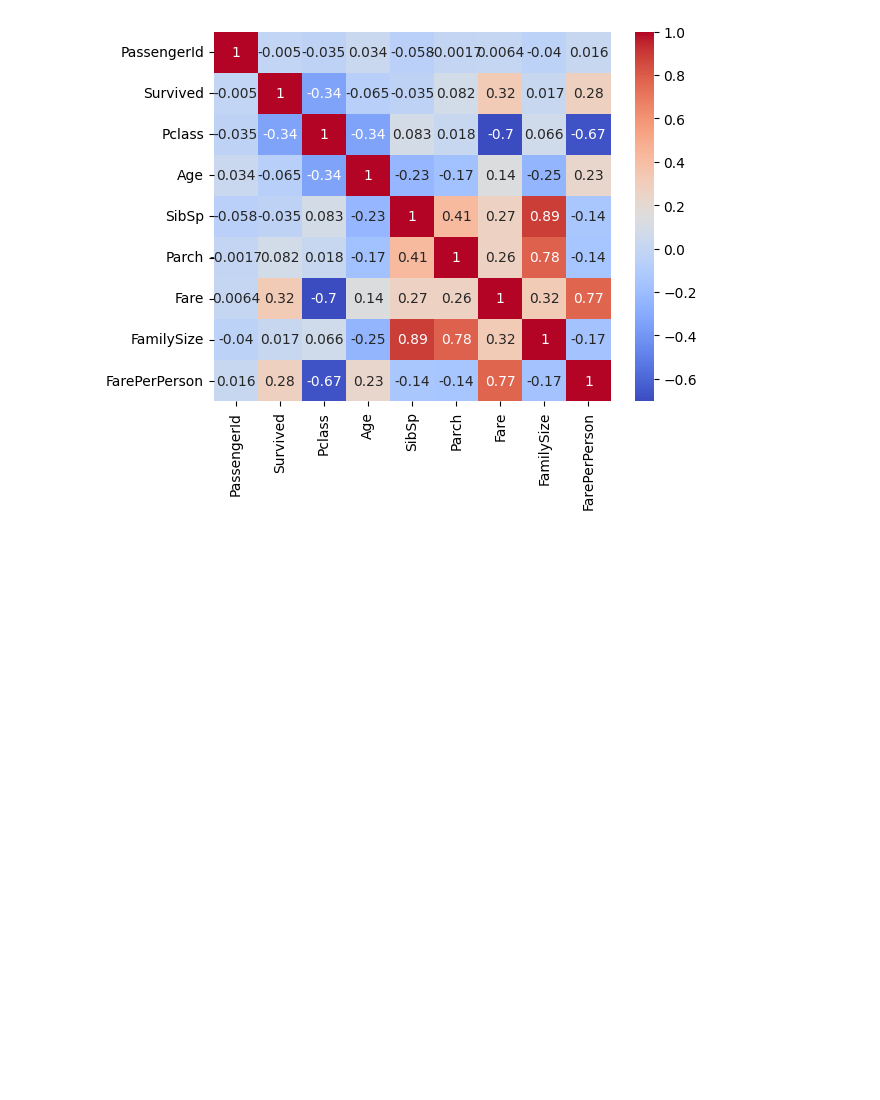
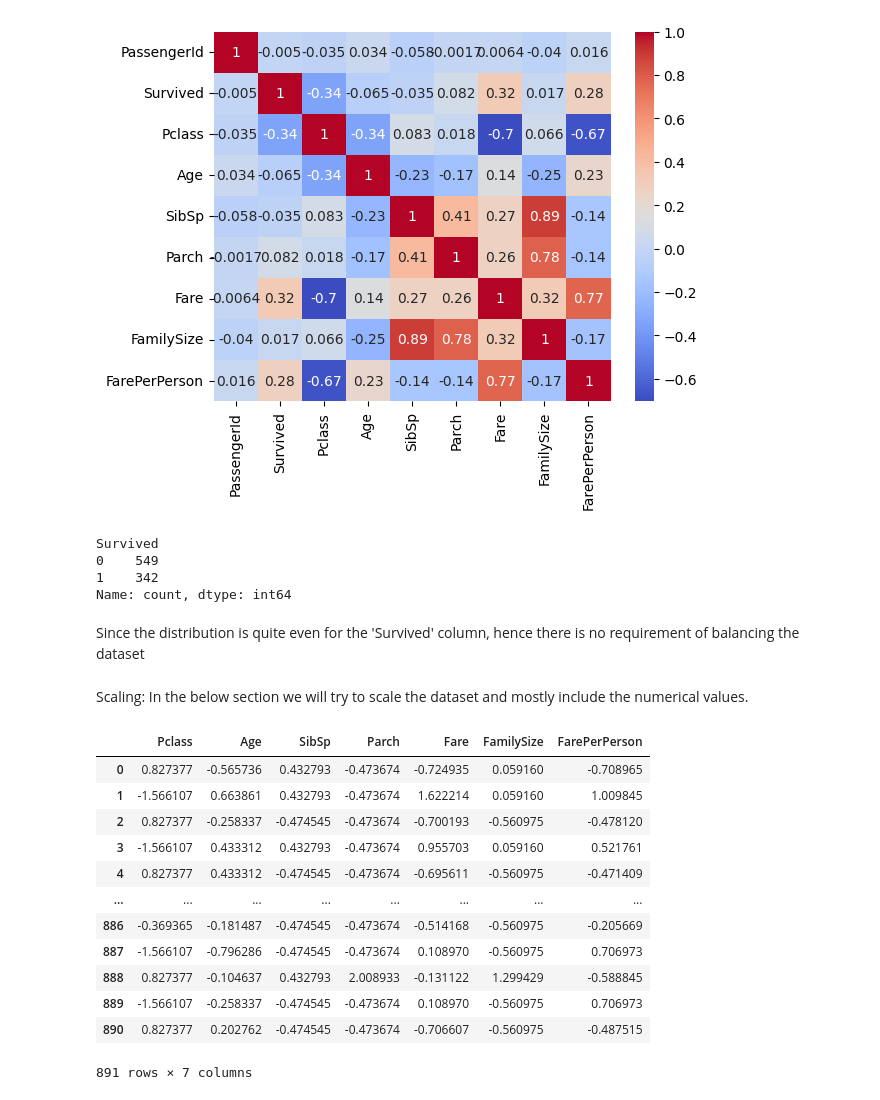
Before and after one commit to mehtasumit1007/TitanicPredictionModelling, a Jupyter notebook: Modelling_Main.ipynb, the cells around one changed output. Drawn from its saved outputs; the diff is of its cells as text; code cells hidden in the pictures; blank space fills up the shorter version.

Commit message:
Scaled the data but there is small correction to be done

```diff
--- a/Modelling_Main.ipynb
+++ b/Modelling_Main.ipynb
@@ -523,3 +523,16 @@ Parch        0.263532
 Fare         1.000000
 <Axes: >
 [figure]
+# %%
+# Identifying if there is any Class Imbalance by checking the count for each type of the Target Variable
+class_count = df_titanic['Survived'].value_counts()
+print(class_count)
+# %% [output]
+Survived
+0    549
+1    342
+Name: count, dtype: int64
+# %% [markdown]
+Since the distribution is quite even for the 'Survived' column, hence there is no requirement of balancing the dataset
+# %% [markdown]
+Scaling: In the below section we will try to scale the dataset and mostly include the numerical values.
@@ -525,0 +541,26 @@ Fare         1.000000
+# %%
+from sklearn.preprocessing import StandardScaler
+
+scaler = StandardScaler() # Creating an instance of StandardScaler
+
+# Fit the scalar to the feature and transform the data
+scaled_feature = scaler.fit_transform(df_titanic[['Pclass', 'Age', 'SibSp', 'Parch', 'Fare', 'FamilySize', 'FarePerPerson']])
+
+# Convert the scaled feature back to the dataframe
+df_titanic_scaled = pd.DataFrame(scaled_feature, columns=['Pclass', 'Age', 'SibSp', 'Parch', 'Fare', 'FamilySize', 'FarePerPerson'])
+# %%
+df_titanic_scaled
+# %% [output]
+|  | Pclass | Age | SibSp | Parch | Fare | FamilySize | FarePerPerson |
+| 0 | 0.827377 | -0.565736 | 0.432793 | -0.473674 | -0.724935 | 0.059160 | -0.708965 |
+| 1 | -1.566107 | 0.663861 | 0.432793 | -0.473674 | 1.622214 | 0.059160 | 1.009845 |
+| 2 | 0.827377 | -0.258337 | -0.474545 | -0.473674 | -0.700193 | -0.560975 | -0.478120 |
+| 3 | -1.566107 | 0.433312 | 0.432793 | -0.473674 | 0.955703 | 0.059160 | 0.521761 |
+| 4 | 0.827377 | 0.433312 | -0.474545 | -0.473674 | -0.695611 | -0.560975 | -0.471409 |
+| ... | ... | ... | ... | ... | ... | ... | ... |
+| 886 | -0.369365 | -0.181487 | -0.474545 | -0.473674 | -0.514168 | -0.560975 | -0.205669 |
+| 887 | -1.566107 | -0.796286 | -0.474545 | -0.473674 | 0.108970 | -0.560975 | 0.706973 |
+| 888 | 0.827377 | -0.104637 | 0.432793 | 2.008933 | -0.131122 | 1.299429 | -0.588845 |
+| 889 | -1.566107 | -0.258337 | -0.474545 | -0.473674 | 0.108970 | -0.560975 | 0.706973 |
+| 890 | 0.827377 | 0.202762 | -0.474545 | -0.473674 | -0.706607 | -0.560975 | -0.487515 |
+891 rows × 7 columns
```
Also changed, not shown: parts of 1 cell of this notebook.
